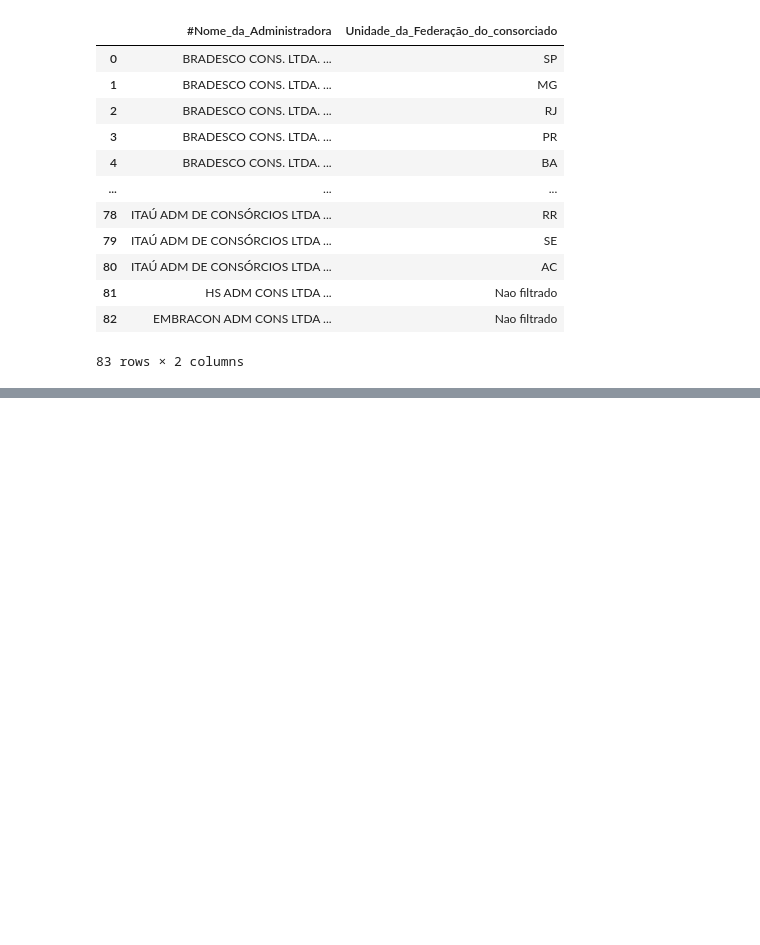
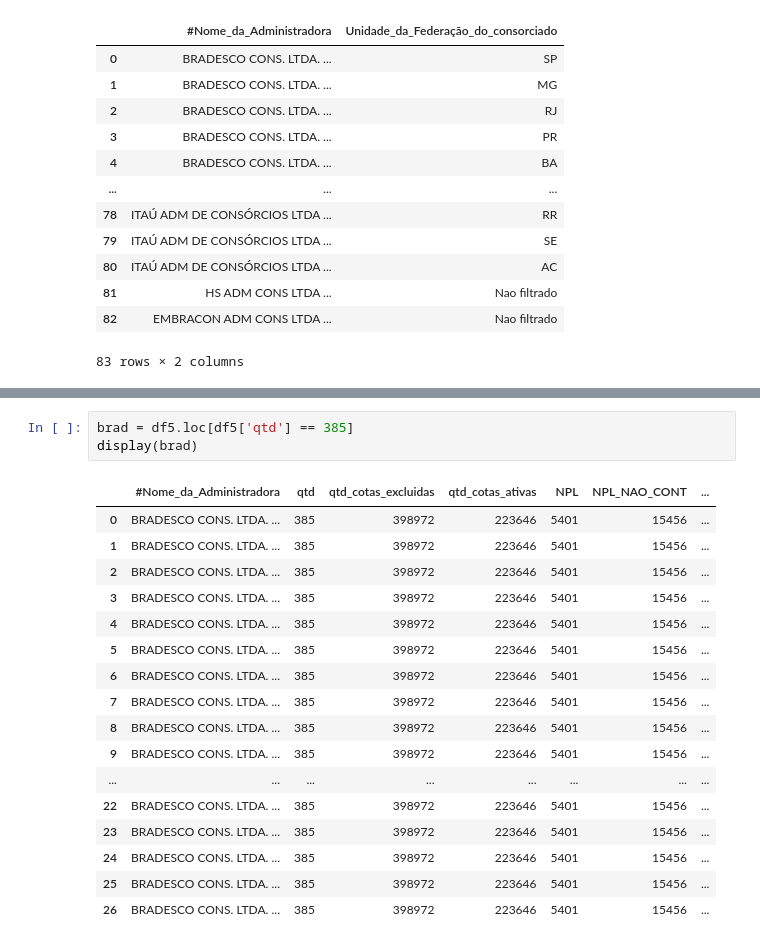
Before and after one commit to JonathanAlvesNogueira/Projeto-Analytics-BancoCentral, a Jupyter notebook: 1.0 codigo_fonte.ipynb, the cells around one changed output, grey strips where cells are left out. Saved outputs shown, nothing was run; the diff lists cells and outputs as text; blank space fills up the shorter version.

```diff
--- a/1.0 codigo-fonte.ipynb
+++ b/1.0 codigo_fonte.ipynb
@@ -248,0 +249,21 @@ display('executado: ', formato_dia_hora)
+# %%
+brad = df5.loc[df5['qtd'] == 385]
+display(brad)
+# %% [output]
+|  | #Nome_da_Administradora | qtd | qtd_cotas_excluidas | qtd_cotas_ativas | NPL | NPL_NAO_CONT | ... |
+| 0 | BRADESCO CONS. LTDA. ... | 385 | 398972 | 223646 | 5401 | 15456 | ... |
+| 1 | BRADESCO CONS. LTDA. ... | 385 | 398972 | 223646 | 5401 | 15456 | ... |
+| 2 | BRADESCO CONS. LTDA. ... | 385 | 398972 | 223646 | 5401 | 15456 | ... |
+| 3 | BRADESCO CONS. LTDA. ... | 385 | 398972 | 223646 | 5401 | 15456 | ... |
+| 4 | BRADESCO CONS. LTDA. ... | 385 | 398972 | 223646 | 5401 | 15456 | ... |
+| 5 | BRADESCO CONS. LTDA. ... | 385 | 398972 | 223646 | 5401 | 15456 | ... |
+| 6 | BRADESCO CONS. LTDA. ... | 385 | 398972 | 223646 | 5401 | 15456 | ... |
+| 7 | BRADESCO CONS. LTDA. ... | 385 | 398972 | 223646 | 5401 | 15456 | ... |
+| 8 | BRADESCO CONS. LTDA. ... | 385 | 398972 | 223646 | 5401 | 15456 | ... |
+| 9 | BRADESCO CONS. LTDA. ... | 385 | 398972 | 223646 | 5401 | 15456 | ... |
+| ... | ... | ... | ... | ... | ... | ... | ... |
+| 22 | BRADESCO CONS. LTDA. ... | 385 | 398972 | 223646 | 5401 | 15456 | ... |
+| 23 | BRADESCO CONS. LTDA. ... | 385 | 398972 | 223646 | 5401 | 15456 | ... |
+| 24 | BRADESCO CONS. LTDA. ... | 385 | 398972 | 223646 | 5401 | 15456 | ... |
+| 25 | BRADESCO CONS. LTDA. ... | 385 | 398972 | 223646 | 5401 | 15456 | ... |
+| 26 | BRADESCO CONS. LTDA. ... | 385 | 398972 | 223646 | 5401 | 15456 | ... |
```
Also changed, not shown: parts of 1 cell of this notebook, 3 other files.
